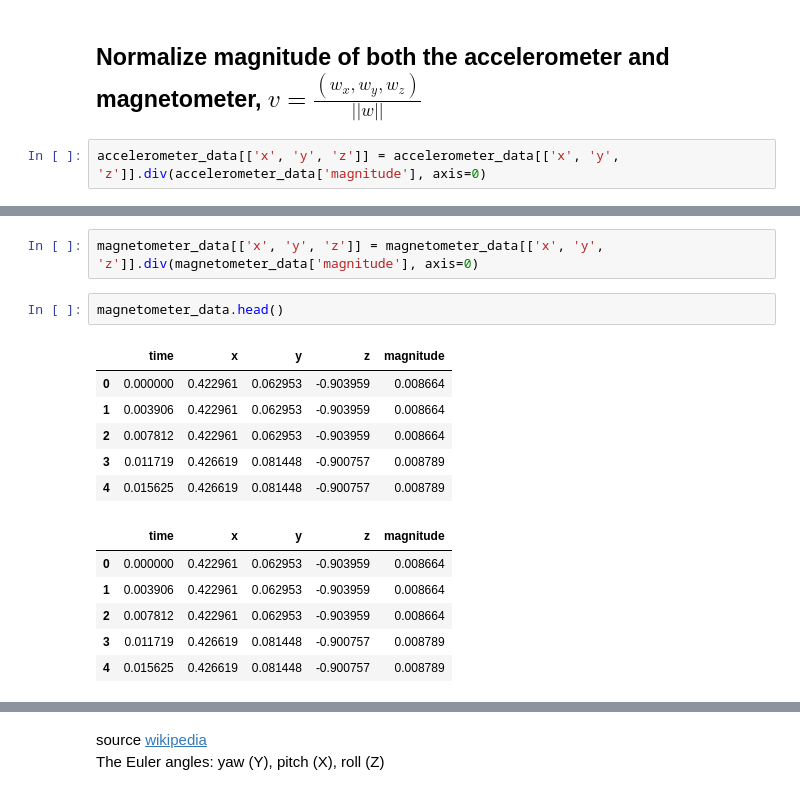
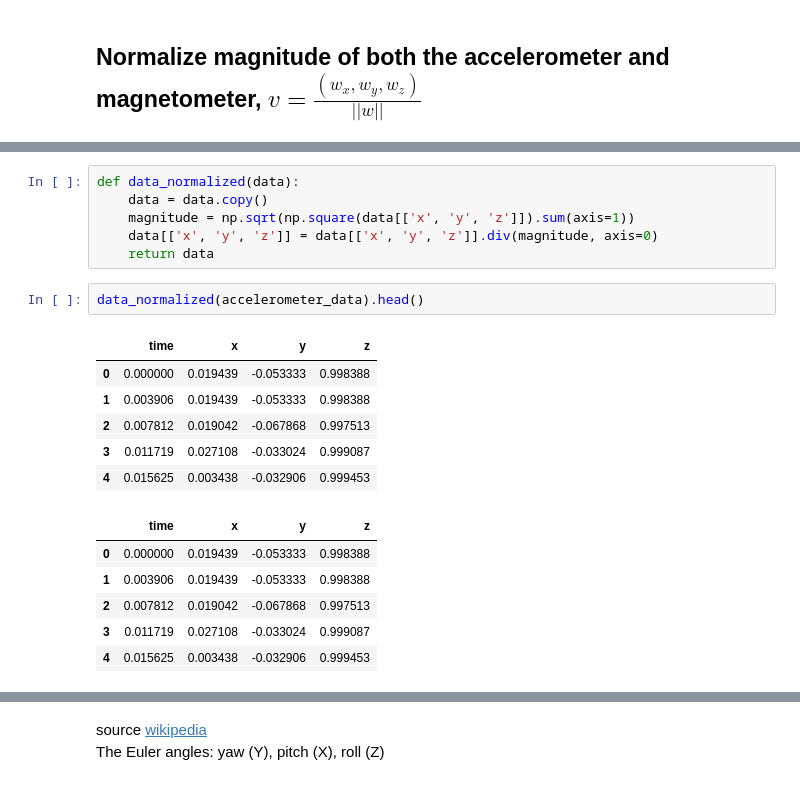
Before and after one commit to Fatema/imu, a Jupyter notebook: imu-prototype.ipynb, the cells around one changed output, grey strips where cells are left out. Cells and saved outputs as stored; diff of their text form.

```diff
--- a/imu-prototype.ipynb
+++ b/imu-prototype.ipynb
@@ -195,4 +147,2 @@ magnetometer_data[['time', 'x', 'y', 'z']].plot('time')
 # %% [markdown]
 ## Normalize magnitude of both the accelerometer and magnetometer, $v = \frac{(w_x, w_y, w_z)} {||w||}$
-# %%
-accelerometer_data[['x', 'y', 'z']] = accelerometer_data[['x', 'y', 'z']].div(accelerometer_data['magnitude'], axis=0)
@@ -214,17 +149,21 @@ accelerometer_data.head()
-# %%
-magnetometer_data[['x', 'y', 'z']] = magnetometer_data[['x', 'y', 'z']].div(magnetometer_data['magnitude'], axis=0)
-# %%
-magnetometer_data.head()
-# %% [output]
-|  | time | x | y | z | magnitude |
-| 0 | 0.000000 | 0.422961 | 0.062953 | -0.903959 | 0.008664 |
-| 1 | 0.003906 | 0.422961 | 0.062953 | -0.903959 | 0.008664 |
-| 2 | 0.007812 | 0.422961 | 0.062953 | -0.903959 | 0.008664 |
-| 3 | 0.011719 | 0.426619 | 0.081448 | -0.900757 | 0.008789 |
-| 4 | 0.015625 | 0.426619 | 0.081448 | -0.900757 | 0.008789 |
-|  | time | x | y | z | magnitude |
-| 0 | 0.000000 | 0.422961 | 0.062953 | -0.903959 | 0.008664 |
-| 1 | 0.003906 | 0.422961 | 0.062953 | -0.903959 | 0.008664 |
-| 2 | 0.007812 | 0.422961 | 0.062953 | -0.903959 | 0.008664 |
-| 3 | 0.011719 | 0.426619 | 0.081448 | -0.900757 | 0.008789 |
-| 4 | 0.015625 | 0.426619 | 0.081448 | -0.900757 | 0.008789 |
+# %%
+def data_normalized(data):
+    data = data.copy()
+    magnitude = np.sqrt(np.square(data[['x', 'y', 'z']]).sum(axis=1))
+    data[['x', 'y', 'z']] = data[['x', 'y', 'z']].div(magnitude, axis=0)
+    return data
+# %%
+data_normalized(accelerometer_data).head()
+# %% [output]
+|  | time | x | y | z |
+| 0 | 0.000000 | 0.019439 | -0.053333 | 0.998388 |
+| 1 | 0.003906 | 0.019439 | -0.053333 | 0.998388 |
+| 2 | 0.007812 | 0.019042 | -0.067868 | 0.997513 |
+| 3 | 0.011719 | 0.027108 | -0.033024 | 0.999087 |
+| 4 | 0.015625 | 0.003438 | -0.032906 | 0.999453 |
+|  | time | x | y | z |
+| 0 | 0.000000 | 0.019439 | -0.053333 | 0.998388 |
+| 1 | 0.003906 | 0.019439 | -0.053333 | 0.998388 |
+| 2 | 0.007812 | 0.019042 | -0.067868 | 0.997513 |
+| 3 | 0.011719 | 0.027108 | -0.033024 | 0.999087 |
+| 4 | 0.015625 | 0.003438 | -0.032906 | 0.999453 |
```
Also changed, not shown: parts of 42 cells of this notebook.
